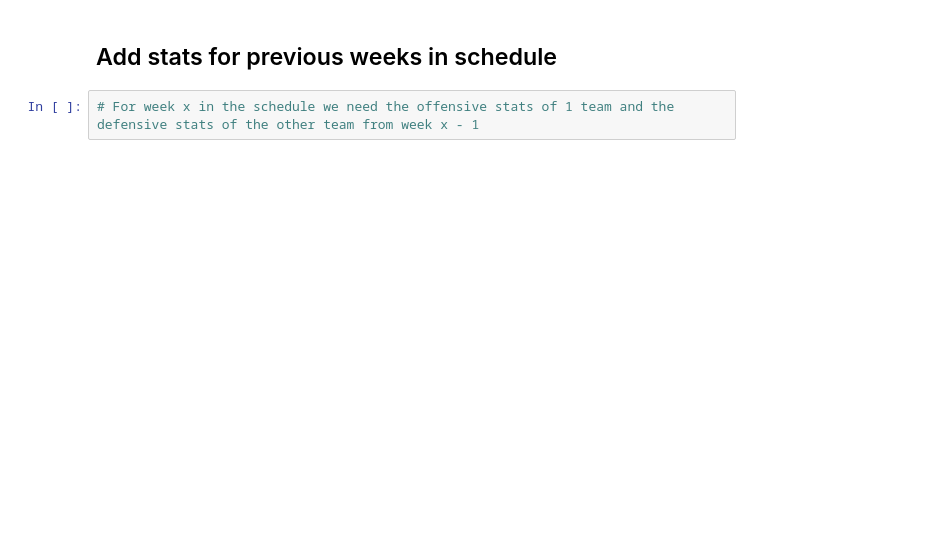
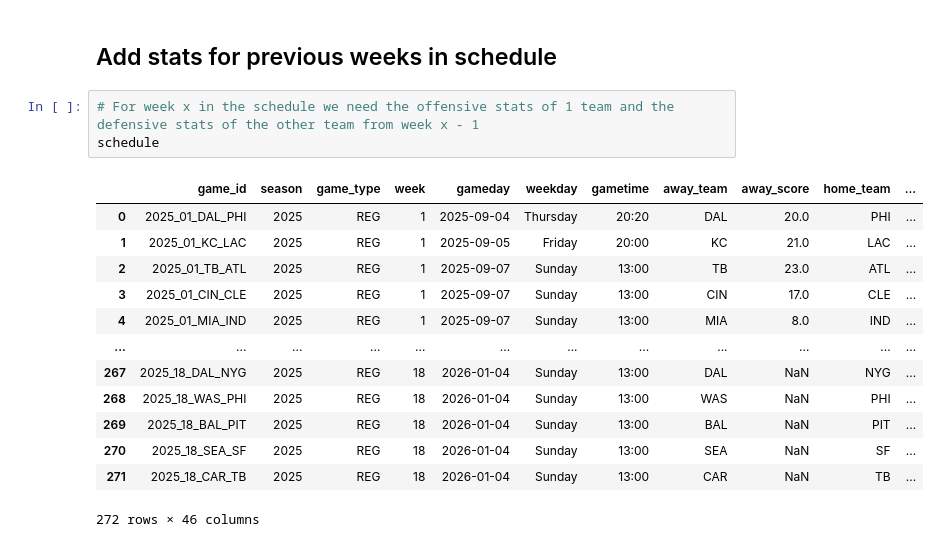
Before and after one commit to tyler-burns/NFLMatchupPrediction, a Jupyter notebook: Code/TrainingDataRetrieval.ipynb, the cells around one changed output. Cells and saved outputs as stored; diff of their text form; blank space fills up the shorter version.

```diff
--- a/Code/TrainingDataRetrieval.ipynb
+++ b/Code/TrainingDataRetrieval.ipynb
@@ -167,3 +222,18 @@ team_stats
 ## Add stats for previous weeks in schedule
 # %%
 # For week x in the schedule we need the offensive stats of 1 team and the defensive stats of the other team from week x - 1
+schedule
+# %% [output]
+|  | game_id | season | game_type | week | gameday | weekday | gametime | away_team | away_score | home_team | ... |
+| 0 | 2025_01_DAL_PHI | 2025 | REG | 1 | 2025-09-04 | Thursday | 20:20 | DAL | 20.0 | PHI | ... |
+| 1 | 2025_01_KC_LAC | 2025 | REG | 1 | 2025-09-05 | Friday | 20:00 | KC | 21.0 | LAC | ... |
+| 2 | 2025_01_TB_ATL | 2025 | REG | 1 | 2025-09-07 | Sunday | 13:00 | TB | 23.0 | ATL | ... |
+| 3 | 2025_01_CIN_CLE | 2025 | REG | 1 | 2025-09-07 | Sunday | 13:00 | CIN | 17.0 | CLE | ... |
+| 4 | 2025_01_MIA_IND | 2025 | REG | 1 | 2025-09-07 | Sunday | 13:00 | MIA | 8.0 | IND | ... |
+| ... | ... | ... | ... | ... | ... | ... | ... | ... | ... | ... | ... |
+| 267 | 2025_18_DAL_NYG | 2025 | REG | 18 | 2026-01-04 | Sunday | 13:00 | DAL | NaN | NYG | ... |
+| 268 | 2025_18_WAS_PHI | 2025 | REG | 18 | 2026-01-04 | Sunday | 13:00 | WAS | NaN | PHI | ... |
+| 269 | 2025_18_BAL_PIT | 2025 | REG | 18 | 2026-01-04 | Sunday | 13:00 | BAL | NaN | PIT | ... |
+| 270 | 2025_18_SEA_SF | 2025 | REG | 18 | 2026-01-04 | Sunday | 13:00 | SEA | NaN | SF | ... |
+| 271 | 2025_18_CAR_TB | 2025 | REG | 18 | 2026-01-04 | Sunday | 13:00 | CAR | NaN | TB | ... |
+272 rows × 46 columns
```
Also changed, not shown: parts of 10 cells of this notebook.
